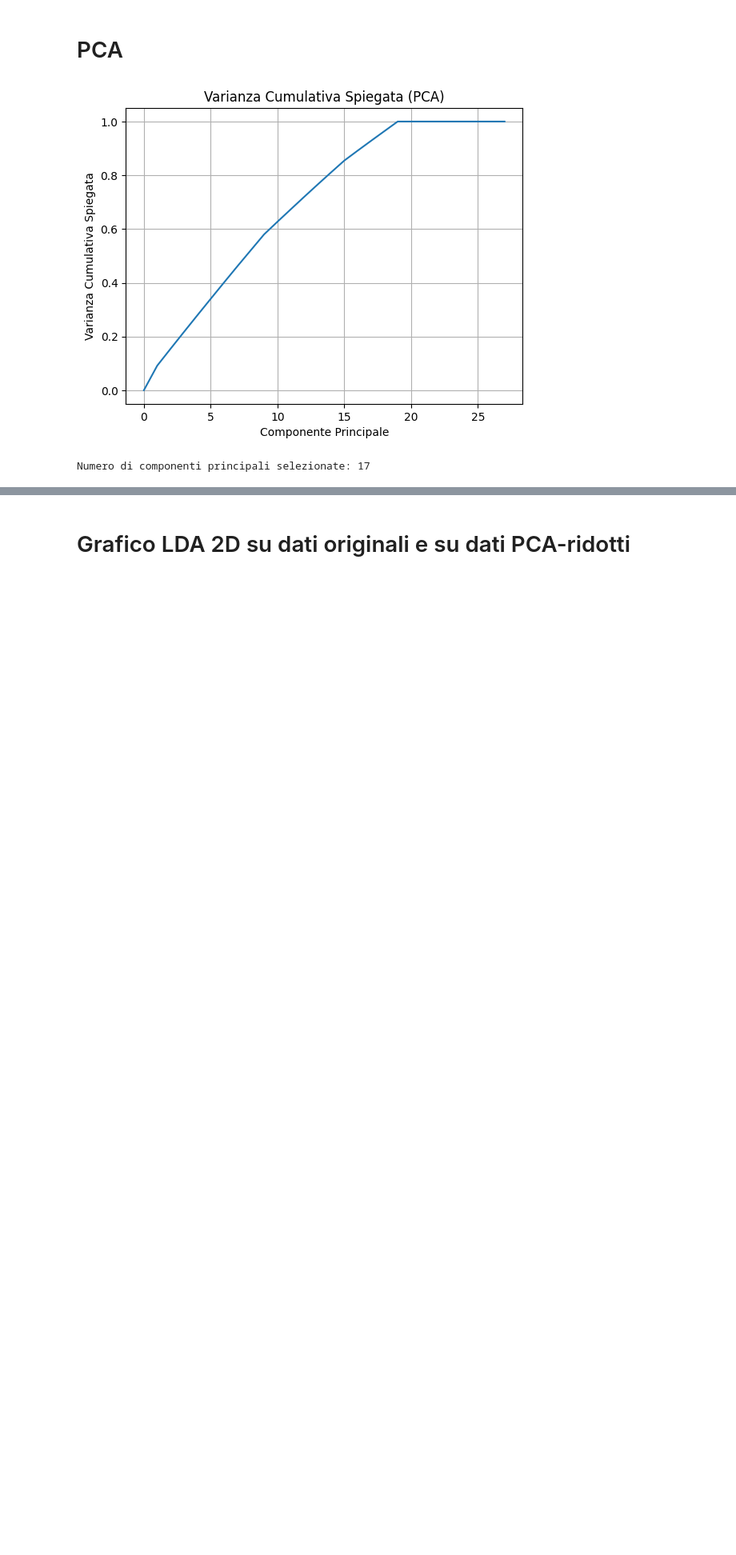
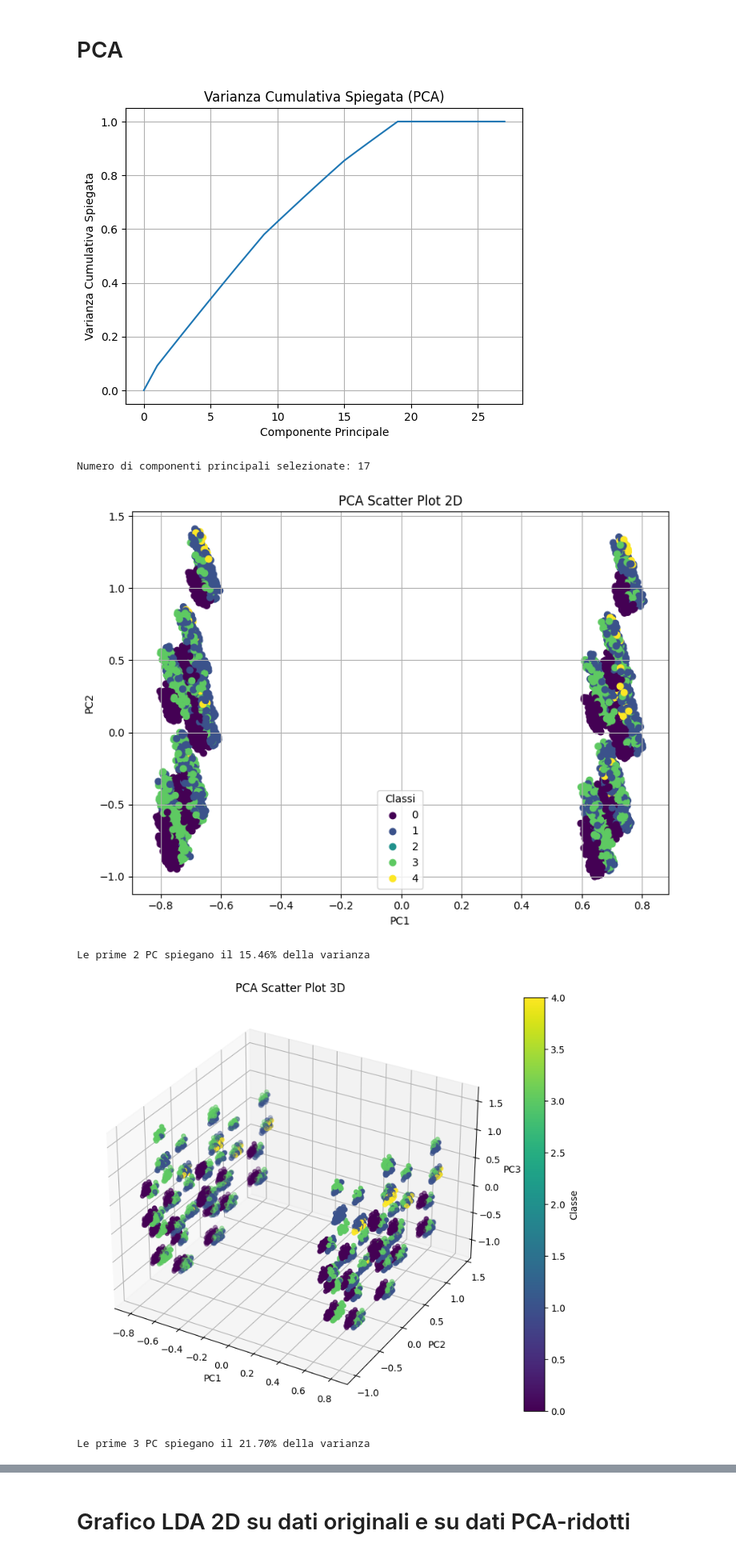
Before and after one commit to AlessioGiay/Progetto_MateIA, a Jupyter notebook: Progetto.ipynb, the cells around one changed output, grey strips where cells are left out. Shown at 80% size. Cells and saved outputs as stored; diff of their text form; code cells hidden in the pictures; blank space fills up the shorter version.

```diff
--- a/Progetto.ipynb
+++ b/Progetto.ipynb
@@ -146,8 +196,7 @@ Name: count, dtype: int64
 # PCA
 # %%
 # Inizializzazione oggetto PCA
-explvar_p = 0.9
-pca = PCA(n_components=explvar_p)
+pca = PCA(0.9)
 
 # "Fit" dell'oggetto PCA
 X_train_pca = pca.fit_transform(X_train)
@@ -156,6 +205,11 @@ X_test_pca = pca.transform(X_test)
 # PCA per il grafico
 pca_graph = PCA()
 pca_graph.fit(X_train)
+pca_3 = PCA(3)
+pca_3.fit(X_train)
+
+varianza_spiegata = pca_3.explained_variance_ratio_
+varianza_totale = varianza_spiegata.sum()
 
 # Calcoliamo la varianza spiegata cumulativa
 expld_variance = np.insert(np.cumsum(pca_graph.explained_variance_ratio_), 0, 0)
@@ -173,3 +227,32 @@ print(f"Numero di componenti principali selezionate: {pca.n_components_}")
 # %% [output]
 [figure]
 Numero di componenti principali selezionate: 17
+# %%
+plt.figure(figsize=(8, 6))
+scatter = plt.scatter(X_train_pca[:, 0], X_train_pca[:, 1], c = y_train)
+
+plt.xlabel("PC1")
+plt.ylabel("PC2")
+plt.title("PCA Scatter Plot 2D")
+plt.legend(*scatter.legend_elements(), title="Classi")
+plt.grid(True)
+plt.tight_layout()
+plt.show()
+print(f"Le prime 2 PC spiegano il {varianza_spiegata[0]*100+varianza_spiegata[1]*100:.2f}% della varianza")
+
+# Grafico 3D
+fig = plt.figure(figsize=(10, 8))
+ax = fig.add_subplot(111, projection='3d')
+scatter = ax.scatter(X_train_pca[:, 0], X_train_pca[:, 1], X_train_pca[:, 2], c = y_train)
+ax.set_xlabel("PC1")
+ax.set_ylabel("PC2")
+ax.set_zlabel("PC3")
+ax.set_title("PCA Scatter Plot 3D")
+plt.colorbar(scatter, label="Classe")
+plt.show()
+print(f"Le prime 3 PC spiegano il {varianza_totale*100:.2f}% della varianza")
+# %% [output]
+[figure, added]
+Le prime 2 PC spiegano il 15.46% della varianza
+[figure, added]
+Le prime 3 PC spiegano il 21.70% della varianza
```
Also changed, not shown: parts of 14 cells of this notebook.
